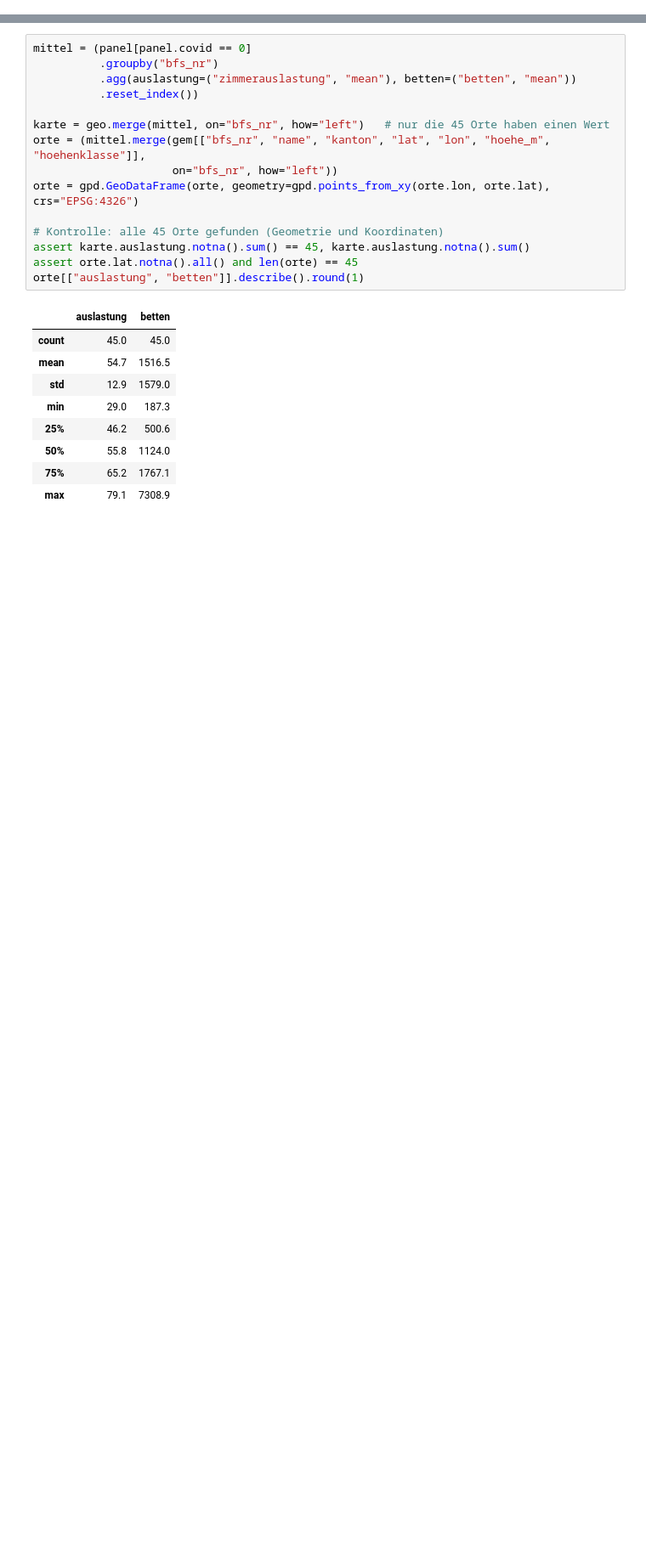
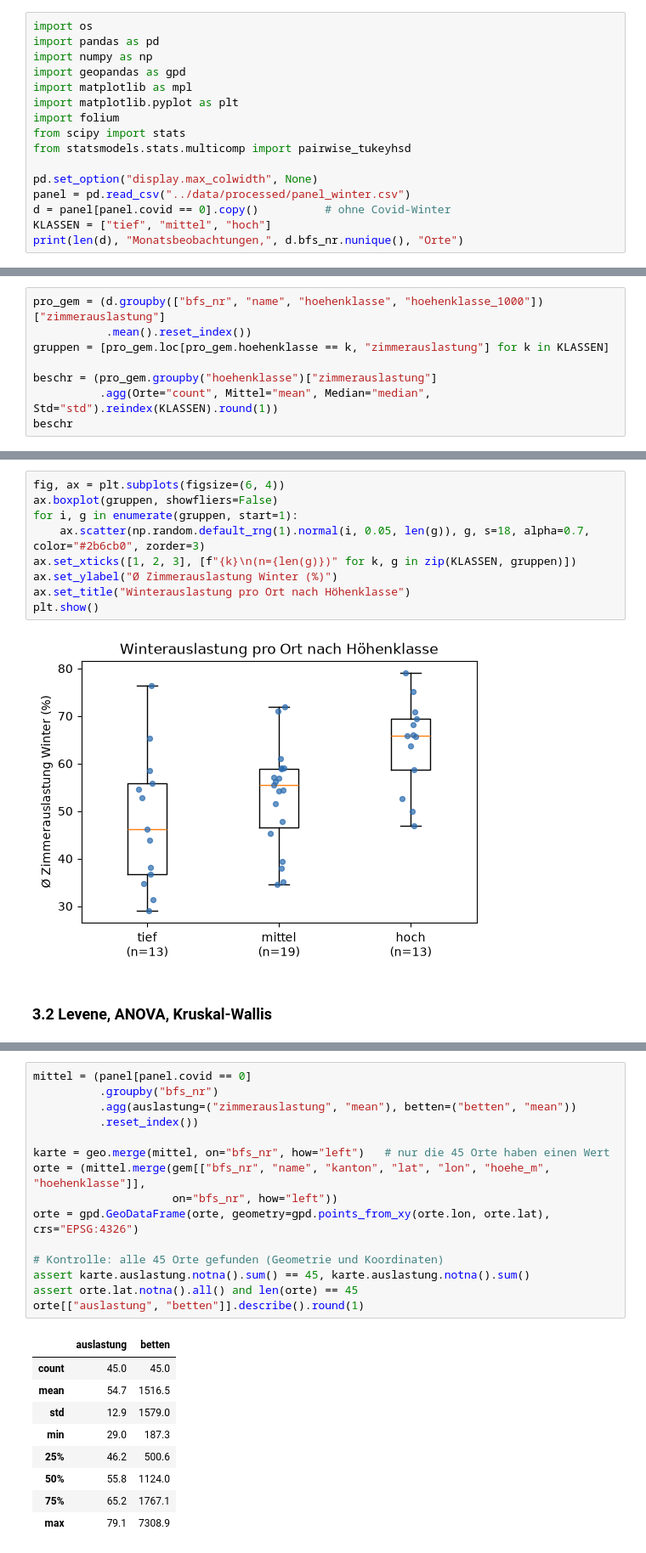
Before and after one commit to aakset/wintertourismus-schnee, a Jupyter notebook: notebooks/04_eda_tests_karte.ipynb, the cells around one changed output, grey strips where cells are left out. Shown at 85% size. Drawn from its saved outputs; the diff is of its cells as text; blank space fills up the shorter version.

```diff
--- a/notebooks/04_karten.ipynb
+++ b/notebooks/04_eda_tests_karte.ipynb
@@ -0,0 +8,16 @@
+# %%
+import os
+import pandas as pd
+import numpy as np
+import geopandas as gpd
+import matplotlib as mpl
+import matplotlib.pyplot as plt
+import folium
+from scipy import stats
+from statsmodels.stats.multicomp import pairwise_tukeyhsd
+
+pd.set_option("display.max_colwidth", None)
+panel = pd.read_csv("../data/processed/panel_winter.csv")
+d = panel[panel.covid == 0].copy()          # ohne Covid-Winter
+KLASSEN = ["tief", "mittel", "hoch"]
+print(len(d), "Monatsbeobachtungen,", d.bfs_nr.nunique(), "Orte")
@@ -0,0 +44,8 @@
+# %%
+pro_gem = (d.groupby(["bfs_nr", "name", "hoehenklasse", "hoehenklasse_1000"])["zimmerauslastung"]
+           .mean().reset_index())
+gruppen = [pro_gem.loc[pro_gem.hoehenklasse == k, "zimmerauslastung"] for k in KLASSEN]
+
+beschr = (pro_gem.groupby("hoehenklasse")["zimmerauslastung"]
+          .agg(Orte="count", Mittel="mean", Median="median", Std="std").reindex(KLASSEN).round(1))
+beschr
@@ -0,0 +58,13 @@
+# %%
+fig, ax = plt.subplots(figsize=(6, 4))
+ax.boxplot(gruppen, showfliers=False)
+for i, g in enumerate(gruppen, start=1):
+    ax.scatter(np.random.default_rng(1).normal(i, 0.05, len(g)), g, s=18, alpha=0.7, color="#2b6cb0", zorder=3)
+ax.set_xticks([1, 2, 3], [f"{k}\n(n={len(g)})" for k, g in zip(KLASSEN, gruppen)])
+ax.set_ylabel("Ø Zimmerauslastung Winter (%)")
+ax.set_title("Winterauslastung pro Ort nach Höhenklasse")
+plt.show()
+# %% [output]
+[figure, added]
+# %% [markdown]
+### 3.2 Levene, ANOVA, Kruskal-Wallis
```
Also changed, not shown: parts of 22 cells of this notebook, 2 other files.
